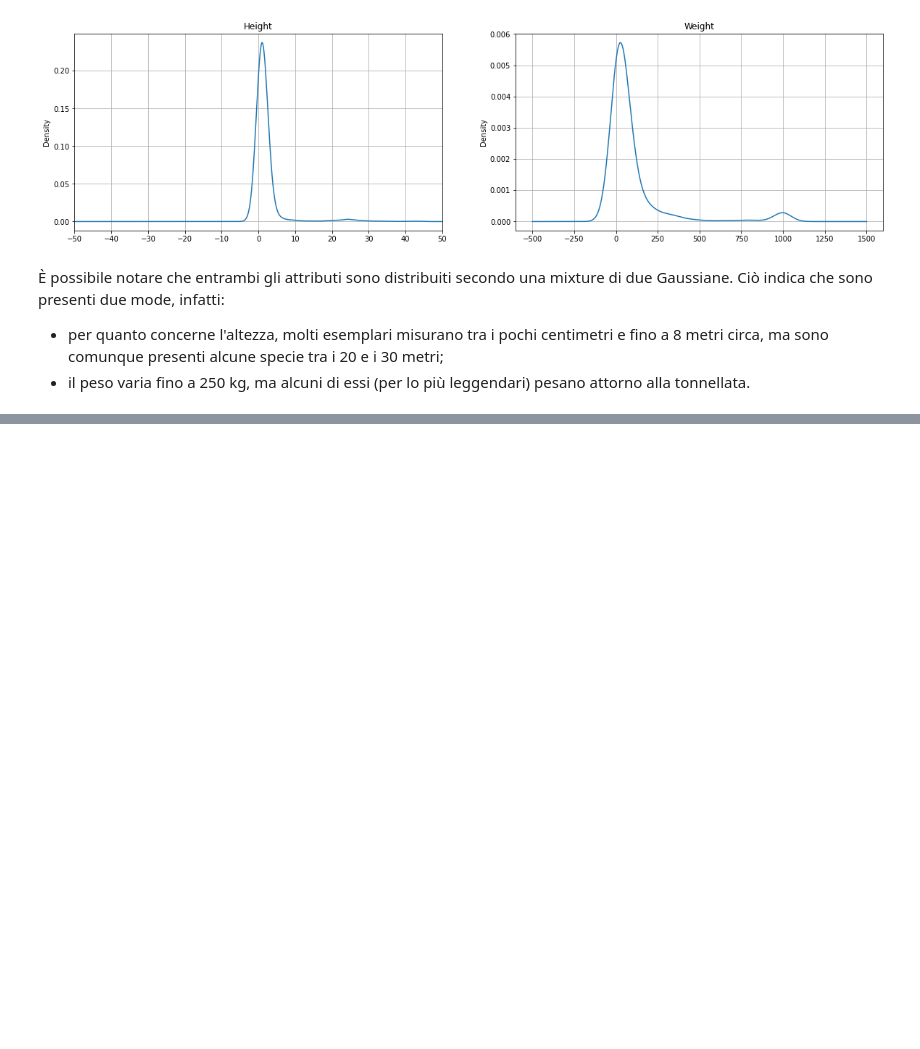
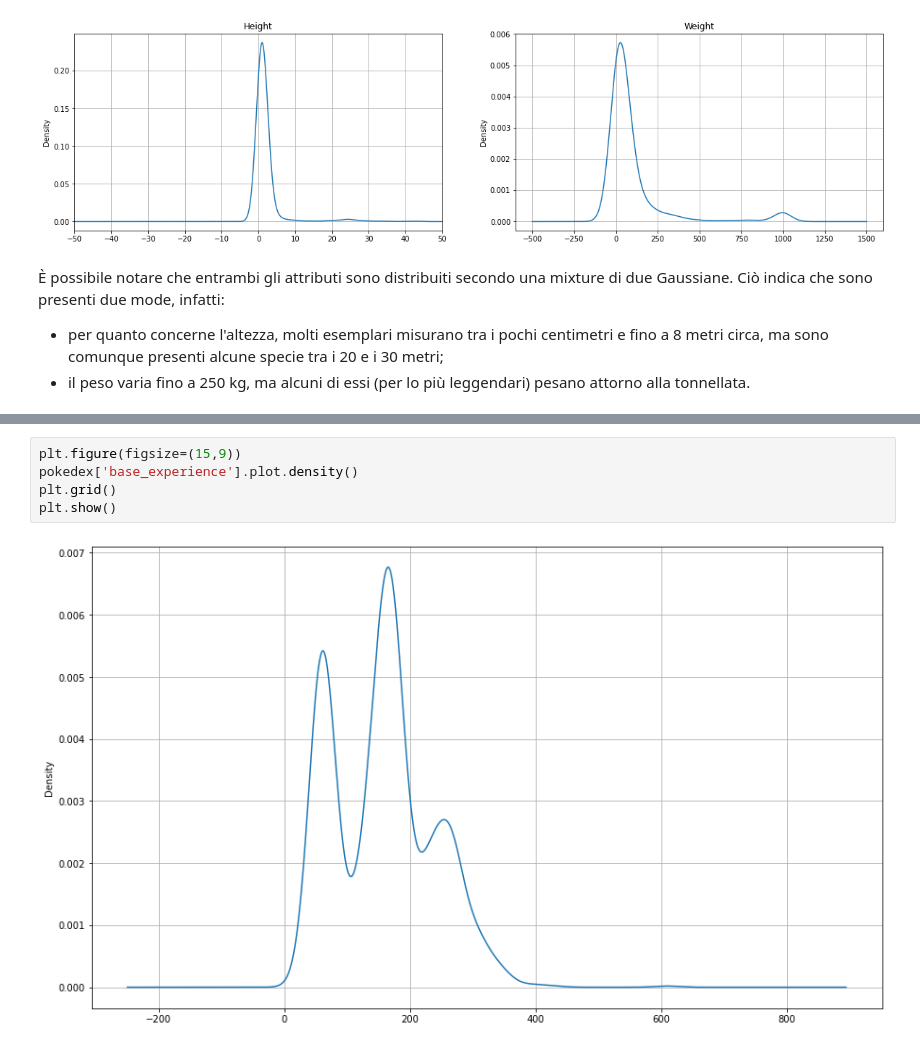
Before and after one commit to nebuchadneZZar01/DA_project, a Jupyter notebook: pokebook.ipynb, the cells around one changed output, grey strips where cells are left out. Drawn from its saved outputs; the diff is of its cells as text; blank space fills up the shorter version.

```diff
--- a/pokebook.ipynb
+++ b/pokebook.ipynb
@@ -335,0 +386,7 @@ Altre colonne verranno discusse in seguito, nelle successive fasi dell'analisi.
+# %%
+plt.figure(figsize=(15,9))
+pokedex['base_experience'].plot.density()
+plt.grid()
+plt.show()
+# %% [output]
+[figure, added]
```
Also changed, not shown: parts of 20 cells of this notebook.
